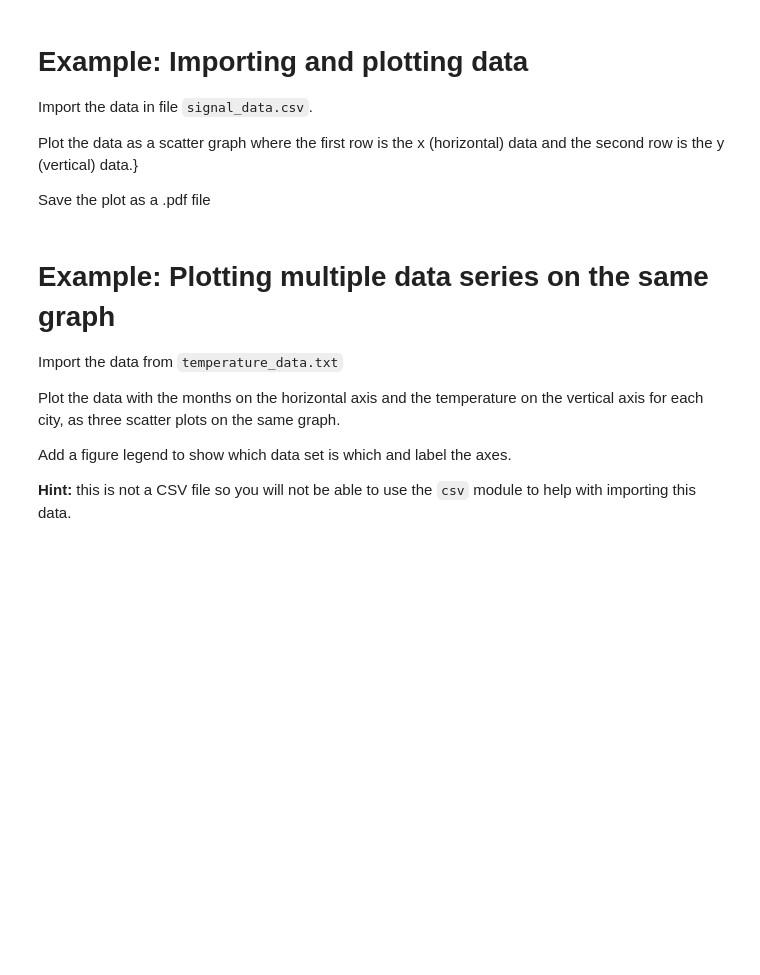
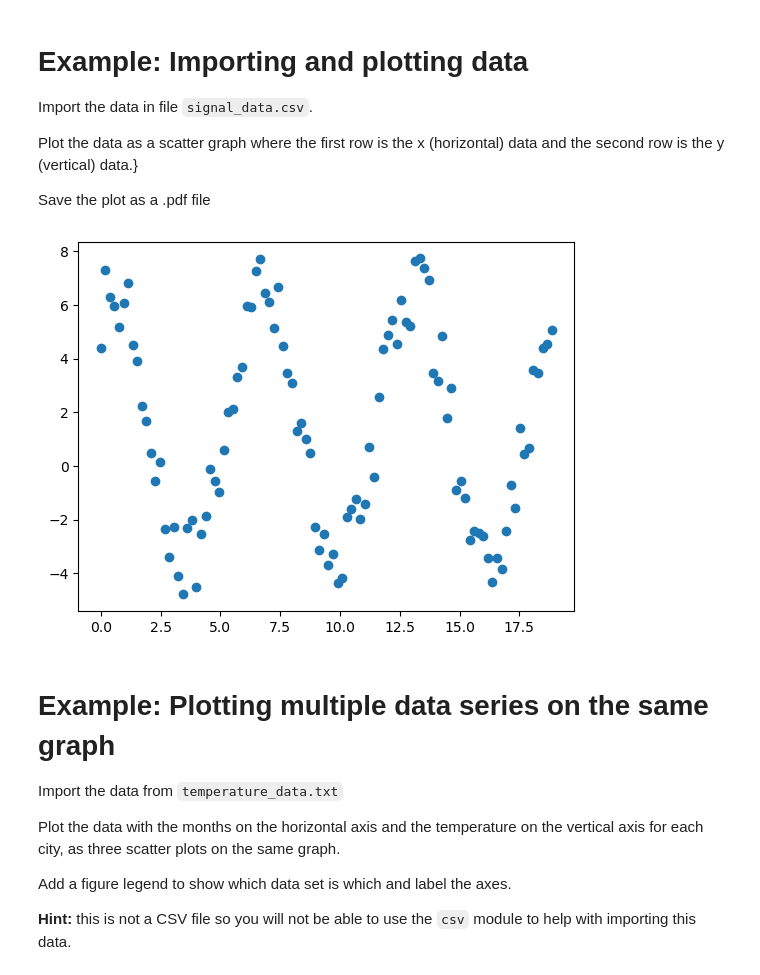
Before and after one commit to engmaths/SEMT10002_2024, a Jupyter notebook: weekly_labs/Week_09_Modules_and_Plotting/week_09-lab.ipynb, the cells around one changed output. Drawn from its saved outputs; the diff is of its cells as text; code cells hidden in the pictures; blank space fills up the shorter version.

```diff
--- a/weekly_labs/Week_09_Modules_and_Plotting/week_09-lab.ipynb
+++ b/weekly_labs/Week_09_Modules_and_Plotting/week_09-lab.ipynb
@@ -48,20 +52,32 @@ if 'google.colab' in sys.modules:
 # %%
 import csv
 import matplotlib.pyplot as plt
 
 with open('signal_data.csv') as file:
 
     file = csv.reader(file)
 
     file = list(file)
 
-    file = [[float(i) for i in item] for item in file]
+    numerical_data = []
 
-    plt.plot(file[0], file[1], 'o')
+    for row in file:
+
+        numerical_row = []
+
+        for item in row:
+
+            numerical_row.append(float(item))
+
+        numerical_data.append(numerical_row)
+
+    plt.plot(numerical_data[0], numerical_data[1], 'o')
 
     plt.savefig('signal_data.pdf')
 
     plt.show()
+# %% [output]
+[figure, added]
 # %% [markdown]
 # Example: Plotting multiple data series on the same graph
 
```
Also changed, not shown: parts of 13 cells of this notebook, 3 other files.
